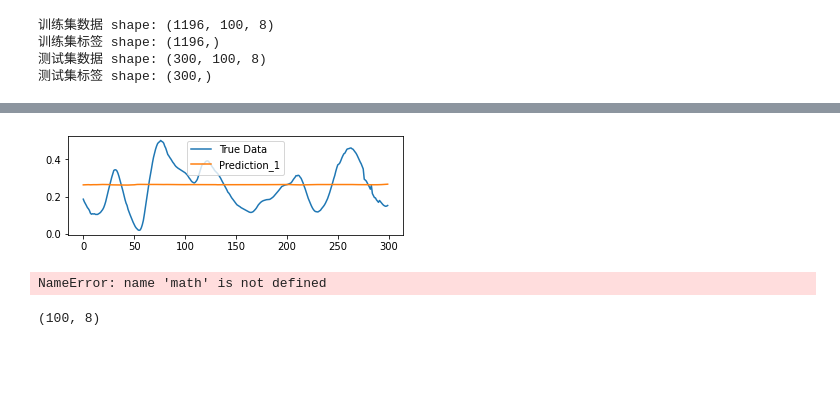
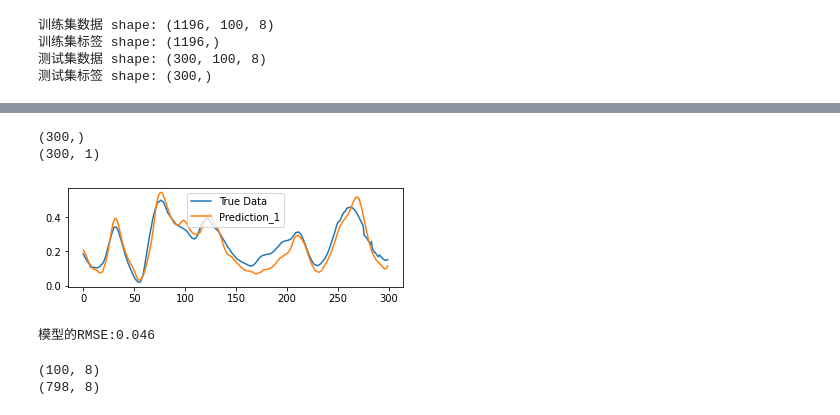
Before and after one commit to LeBronLiHD/ZJU2021_Data-driven_Modeling_Application, a Jupyter notebook: digui/RNN.ipynb, the cells around one changed output, grey strips where cells are left out. Saved outputs shown, nothing was run; the diff lists cells and outputs as text; code cells hidden in the pictures; blank space fills up the shorter version.

```diff
--- a/digui/RNN.ipynb
+++ b/digui/RNN.ipynb
@@ -138,21 +192,21 @@ print(score)
+# %%
+from tensorflow.keras.models import load_model
+# 加载模型调入测试集尝试一下
+model_path = 'results/SRNN.h5'
+model = load_model(model_path)
+
+predicted_data = model.predict(test_X)
+print(test_y.shape)
+print(predicted_data.shape)
+# %% [output]
+(300,)
+(300, 1)
 # %%
-import numpy as np
-import pandas as pd
-from tensorflow.keras.models import load_model
-# 加载模型
-model_path = 'results/SRNN.h5'
-model = load_model(model_path)
-
-predicted_data = model.predict(test_X)
-
 fig = plt.figure(facecolor='white')
 ax = fig.add_subplot(211)
 ax.plot(test_y, label='True Data')
 ax.plot(predicted_data, label='Prediction_1')
 ax.legend()
 plt.show()
-rmse = math.sqrt(mean_squared_error(test_y,predicted_data))
-print("模型的RMSE:{}".format(round(rmse,3)))
 # %% [output]
-[figure, old version]
+[figure, new version]
-NameError: name 'math' is not defined
@@ -159,23 +215,34 @@ NameError: name 'math' is not defined
+# %%
+rmse = math.sqrt(mean_squared_error(test_y,pre_1_dim))
+print("模型的RMSE:{}".format(round(rmse,3)))
+# %% [output]
+模型的RMSE:0.046
 # %%
 # 读取数据输出结果
 def predict(sequence):
     # 数据处理
     sequence = sequence.astype('float64')
     sequence = np.expand_dims(sequence, 0).repeat(1, axis=0)
+    # print(sequence.shape)
     pre_t = model.predict(sequence)
     pre_t = np.float64(pre_t)
     return pre_t
+
 a=np.loadtxt('train_input.csv',dtype=np.float64)
 b=np.loadtxt('output.txt',dtype=np.float64)
 b = b[:,np.newaxis]
+
 c=np.loadtxt('test_input.csv',dtype=np.float64)
 d=np.ones([798,1], dtype = np.float64)
+
 values=np.concatenate((a,b),axis=1)
 values2=np.concatenate((c,d),axis=1)
 values = values[-number1:,:]
 print(values.shape)
+print(values2.shape)
 # %% [output]
 (100, 8)
+(798, 8)
 # %%
 for i in range(798):
     # print(predict(values))
```
Also changed, not shown: parts of 6 cells of this notebook, 20 other files.
